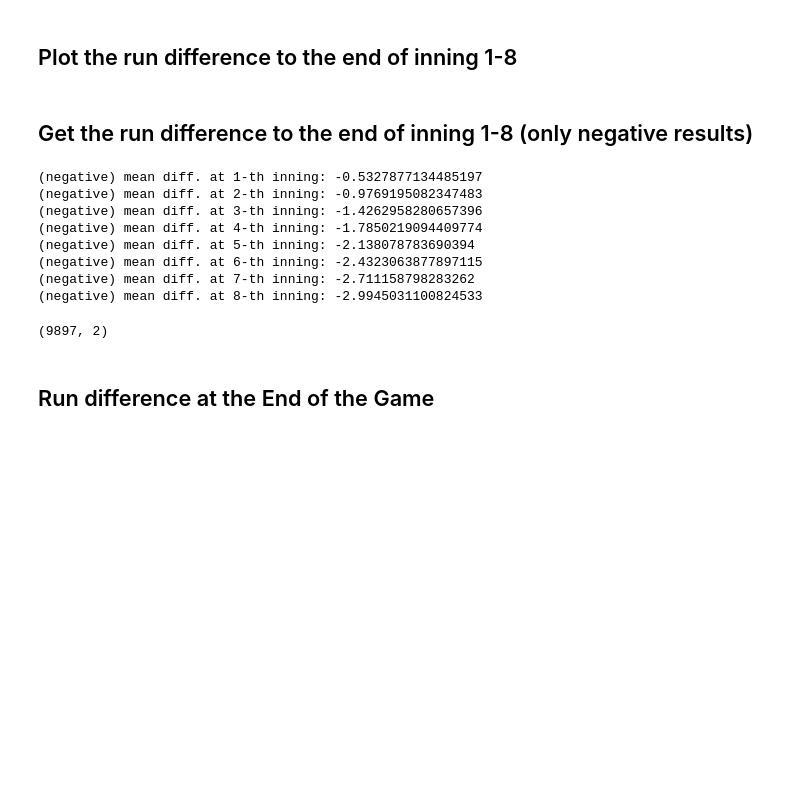
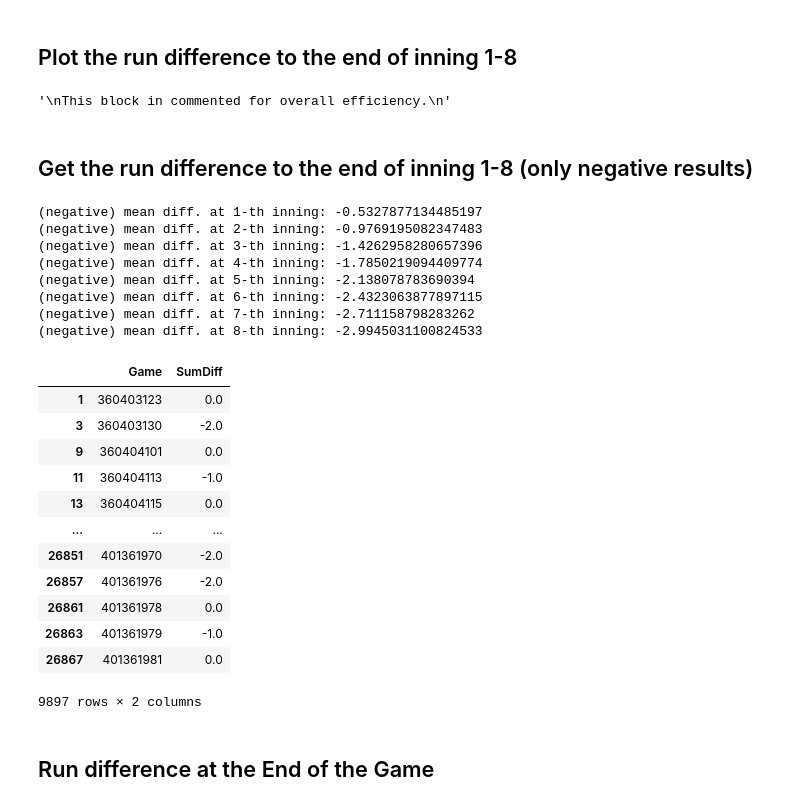
Before and after one commit to lbwei1016/Statistics-2024, a Jupyter notebook: descriptive_analysis.ipynb, the cells around one changed output. Saved outputs shown, nothing was run; the diff lists cells and outputs as text; code cells hidden in the pictures; blank space fills up the shorter version.

Commit message:
add comments

```diff
--- a/descriptive_analysis.ipynb
+++ b/descriptive_analysis.ipynb
@@ -22,9 +22,15 @@ Index(['Team', '1', '2', '3', '4', '5', '6', '7', '8', '9', 'R', 'H', 'E',
        'Game', '10', '11', '12', '13', '14', '15', '16', '17', '18', '19'],
       dtype='object')
 # %%
-To_which_inning = 5
+def Sum_to_n_inning(To_which_inning: int):
+    """
+    Calculate the (cumulative) run differences at the specified inning, and plot it.
+    ## Parameters
+        `To_which_inning`: the specified inning
 
-def Sum_to_n_inning(To_which_inning: int):
+    ## Return
+        None
+    """
     # sum from 1st inning to 5th inning for every row
     col_list = [str(i) for i in range(1, To_which_inning+1)]
 
@@ -34,8 +40,6 @@ def Sum_to_n_inning(To_which_inning: int):
     data['InningSum'] = data[col_list].sum(axis=1, numeric_only=True)
     sum_data = data[['Team', 'Game', 'InningSum']].copy()
 
-    # print(sum_data.head(10))
-
     # For every Game, calculate the abs difference between the two teams
     # One Game print out one row
     # x.diff(): home - away (lower row minus upper row)
@@ -44,13 +48,22 @@ def Sum_to_n_inning(To_which_inning: int):
     # only print distinct Game
     diff_data = sum_data[['Game', 'SumDiff']]
     diff_data = diff_data.dropna()
-    # print(diff_data.head())
 
     plt.title(f'SumDiff to the end of Inning {To_which_inning}')
     sns.histplot(diff_data['SumDiff'], bins=20, kde=True)
 
 
 def neg_sum_to_n_inning(To_which_inning: int) -> pd.Series:
+    """
+    Calculate the (cumulative) run differences at the specified inning, and only return
+    those with negative run differences.
+
+    ## Parameters
+        `To_which_inning`: the specified inning
+
+    ## Return
+        A `pd.Series` of negative (cumulative) run differences.
+    """
     # sum from 1st inning to 5th inning for every row
     col_list = [str(i) for i in range(1, To_which_inning+1)]
 
@@ -59,8 +72,6 @@ def neg_sum_to_n_inning(To_which_inning: int) -> pd.Series:
 
     data['InningSum'] = data[col_list].sum(axis=1, numeric_only=True)
     sum_data = data[['Team', 'Game', 'InningSum']].copy()
-
-    # print(sum_data.head(10))
 
     # For every Game, calculate the abs difference between the two teams
     # One Game print out one row
@@ -76,6 +87,9 @@ def neg_sum_to_n_inning(To_which_inning: int) -> pd.Series:
 # %% [markdown]
 ## Plot the run difference to the end of inning 1-8
 # %%
+"""
+This block in commented for overall efficiency.
+"""
 # # Create subplots
 # fig, axs = plt.subplots(2, 4, figsize=(16, 8))  # 2 rows, 4 columns
 
@@ -86,27 +100,41 @@ def neg_sum_to_n_inning(To_which_inning: int) -> pd.Series:
 
 # plt.tight_layout()  # Adjust layout to prevent overlap
 # plt.show()
+# %% [output]
+'\nThis block in commented for overall efficiency.\n'
 # %% [markdown]
 ## Get the run difference to the end of inning 1-8 (only negative results)
 # %%
 neg_diff_data_list = []
 for i in range(1, 9):
     neg_diff_data = neg_sum_to_n_inning(i)
     neg_diff_mean = neg_diff_data['SumDiff'].mean()
     print(f'(negative) mean diff. at {i}-th inning: {neg_diff_mean}')
     neg_diff_data_list.append(neg_diff_data)
 
-neg_diff_data_list[0].shape
+neg_diff_data_list[0]
 # %% [output]
 (negative) mean diff. at 1-th inning: -0.5327877134485197
 (negative) mean diff. at 2-th inning: -0.9769195082347483
 (negative) mean diff. at 3-th inning: -1.4262958280657396
 (negative) mean diff. at 4-th inning: -1.7850219094409774
 (negative) mean diff. at 5-th inning: -2.138078783690394
 (negative) mean diff. at 6-th inning: -2.4323063877897115
 (negative) mean diff. at 7-th inning: -2.711158798283262
 (negative) mean diff. at 8-th inning: -2.9945031100824533
+|  | Game | SumDiff |
+| 1 | 360403123 | 0.0 |
+| 3 | 360403130 | -2.0 |
+| 9 | 360404101 | 0.0 |
+| 11 | 360404113 | -1.0 |
+| 13 | 360404115 | 0.0 |
+| ... | ... | ... |
+| 26851 | 401361970 | -2.0 |
+| 26857 | 401361976 | -2.0 |
+| 26861 | 401361978 | 0.0 |
+| 26863 | 401361979 | -1.0 |
+| 26867 | 401361981 | 0.0 |
-(9897, 2)
+9897 rows × 2 columns
 # %% [markdown]
 ## Run difference at the End of the Game
 # %%
```
Also changed, not shown: parts of 3 cells of this notebook.
